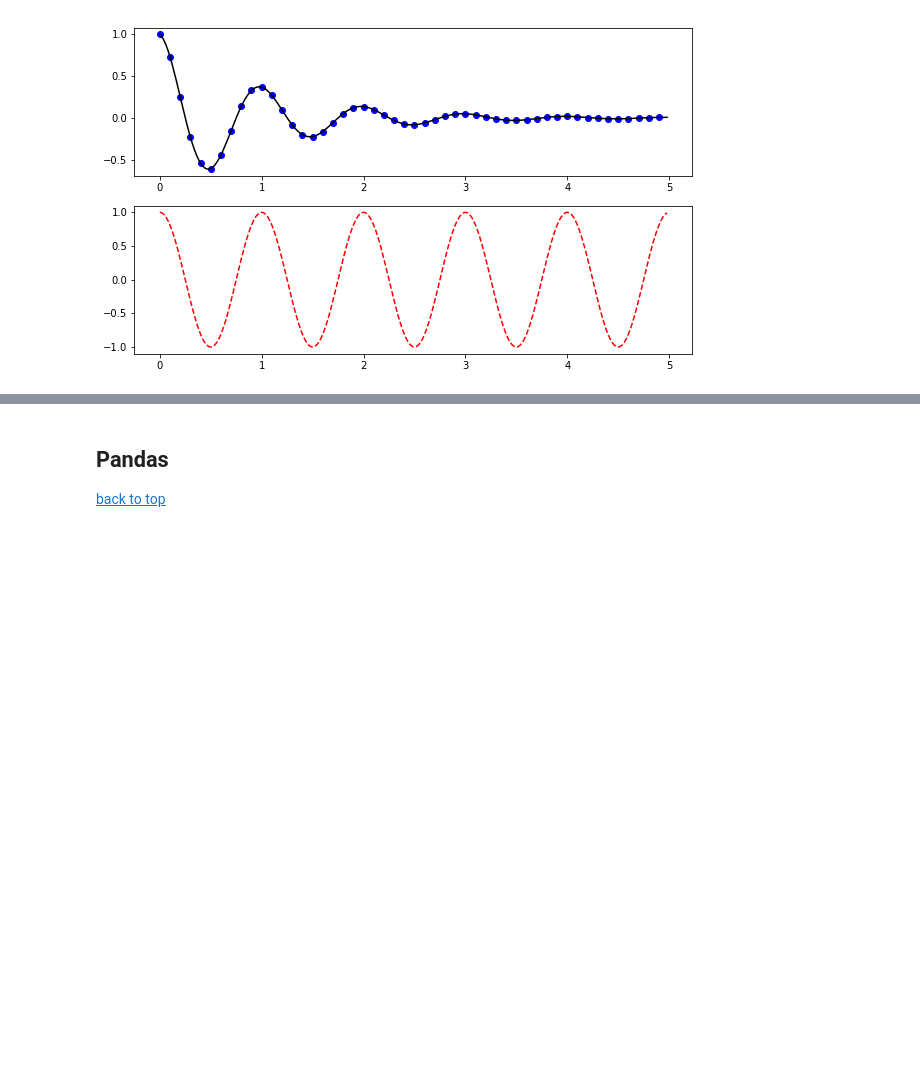
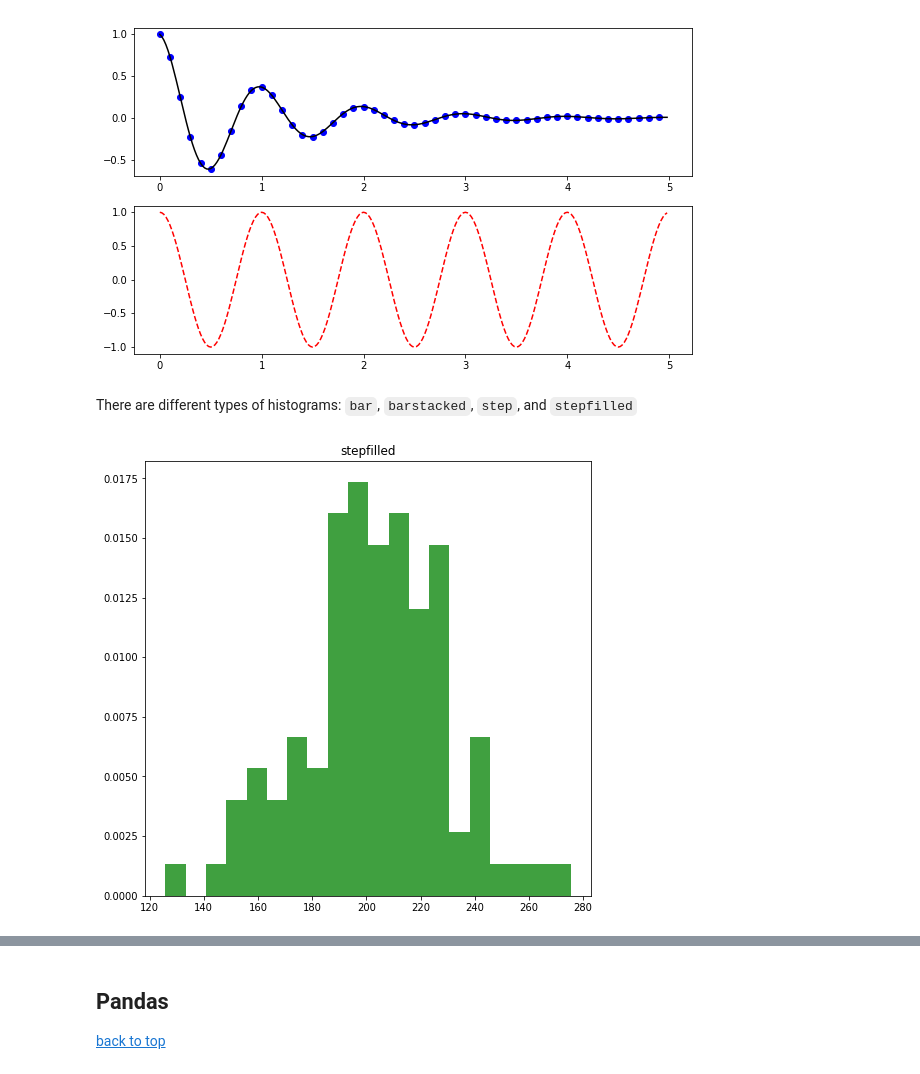
Before and after one commit to batterio/introduction_to_python, a Jupyter notebook: notebooks/matplotlib_pandas.ipynb, the cells around one changed output, grey strips where cells are left out. Drawn from its saved outputs; the diff is of its cells as text; code cells hidden in the pictures; blank space fills up the shorter version.

```diff
--- a/notebooks/matplotlib_pandas.ipynb
+++ b/notebooks/matplotlib_pandas.ipynb
@@ -102,3 +104,18 @@ ax1.plot(t2, np.cos(2*np.pi*t2), 'r--')
 plt.show()
 # %% [output]
 [figure]
+# %% [markdown]
+There are different types of histograms: `bar`, `barstacked`, `step`, and `stepfilled`
+# %%
+mu = 200
+sigma = 25
+x = np.random.normal(mu, sigma, size=100)
+
+fig = plt.figure(figsize=(8, 8))
+
+n, bins, patches = plt.hist(x, 20, density=True, histtype='stepfilled', facecolor='g', alpha=0.75)
+plt.title('stepfilled')
+
+plt.show()
+# %% [output]
+[figure, added]
```
Also changed, not shown: parts of 6 cells of this notebook, 1 other file.
